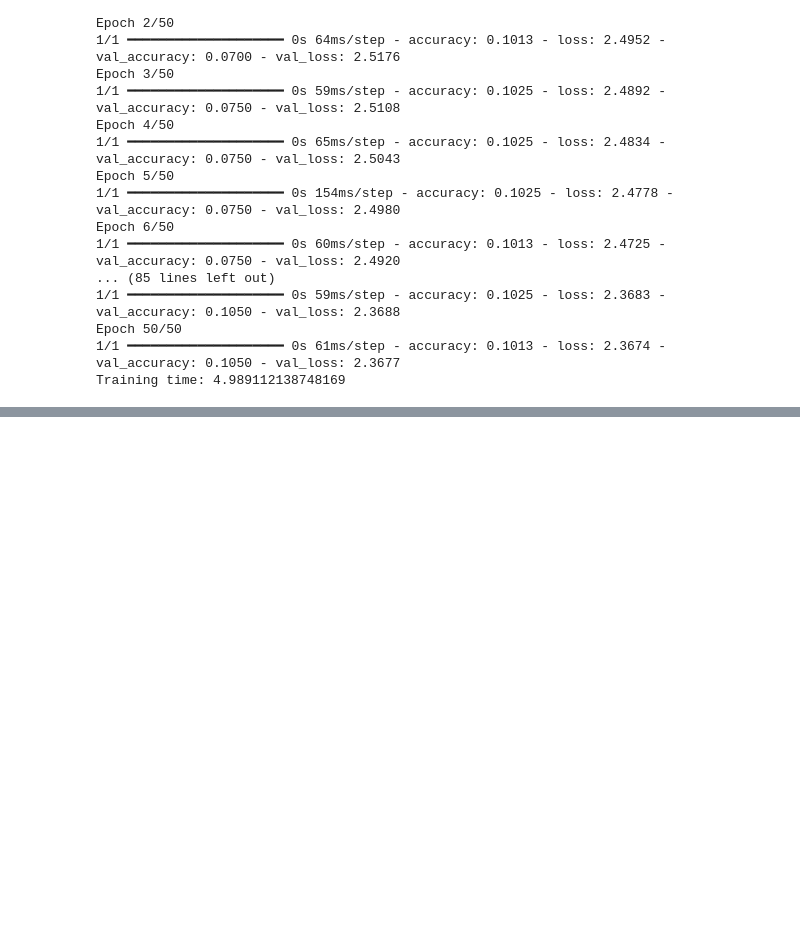
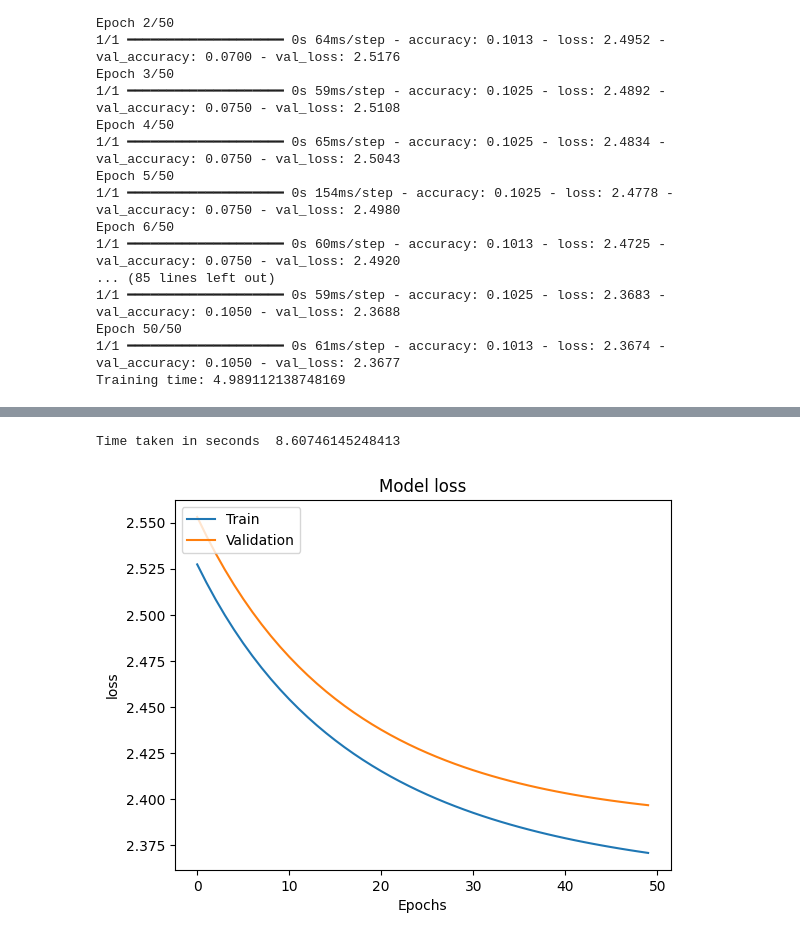
Before and after one commit to bcheng251/BenChen, a Jupyter notebook: Convert_ipynb_to_HTML_in_Colab.ipynb, the cells around one changed output, grey strips where cells are left out. Saved outputs shown, nothing was run; the diff lists cells and outputs as text; code cells hidden in the pictures; blank space fills up the shorter version.

```diff
--- a/Convert_ipynb_to_HTML_in_Colab.ipynb
+++ b/Convert_ipynb_to_HTML_in_Colab.ipynb
@@ -1074,0 +1137,8 @@ Training time: 4.989112138748169
+# %%
+print("Time taken in seconds ",end-start)
+# %% [output]
+Time taken in seconds  8.60746145248413
+# %%
+plot(history,'loss')
+# %% [output]
+[figure, added]
```
Also changed, not shown: parts of 1 cell of this notebook.
